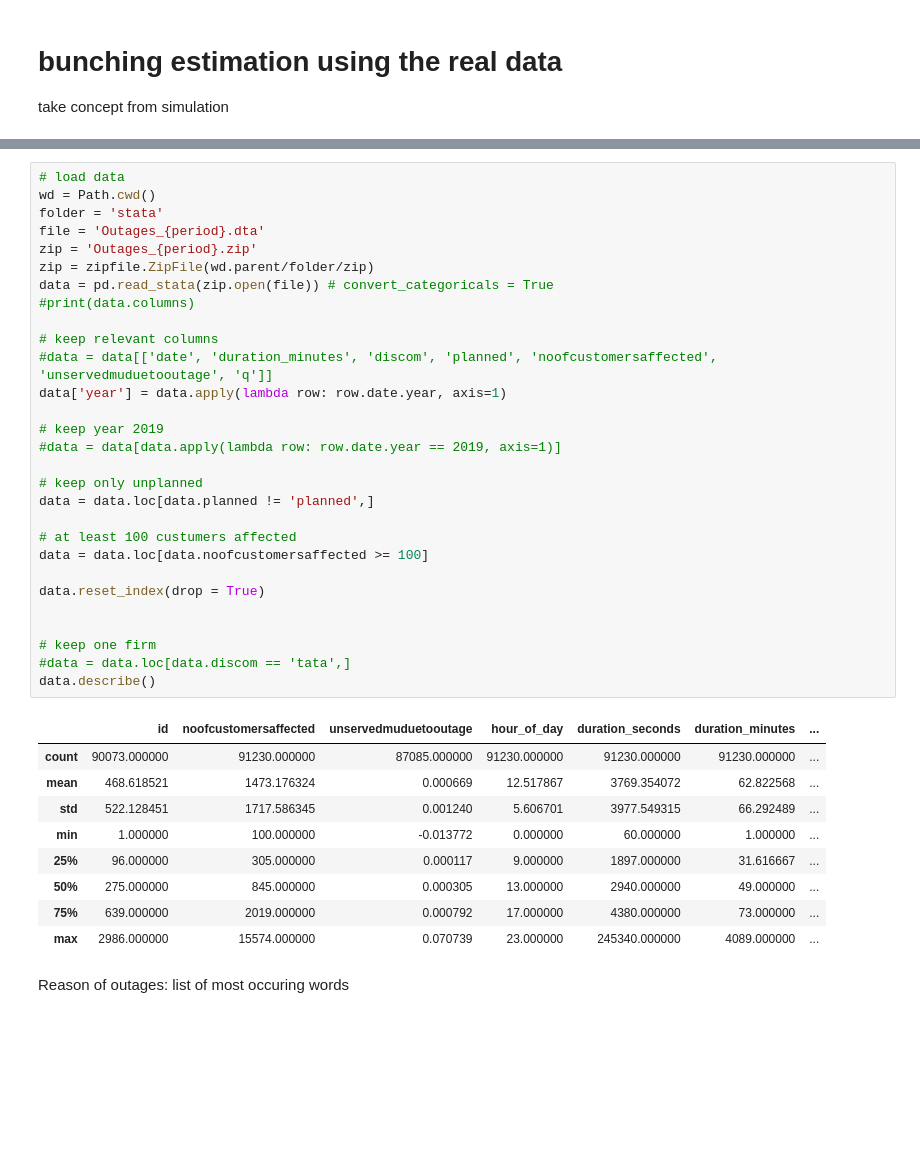
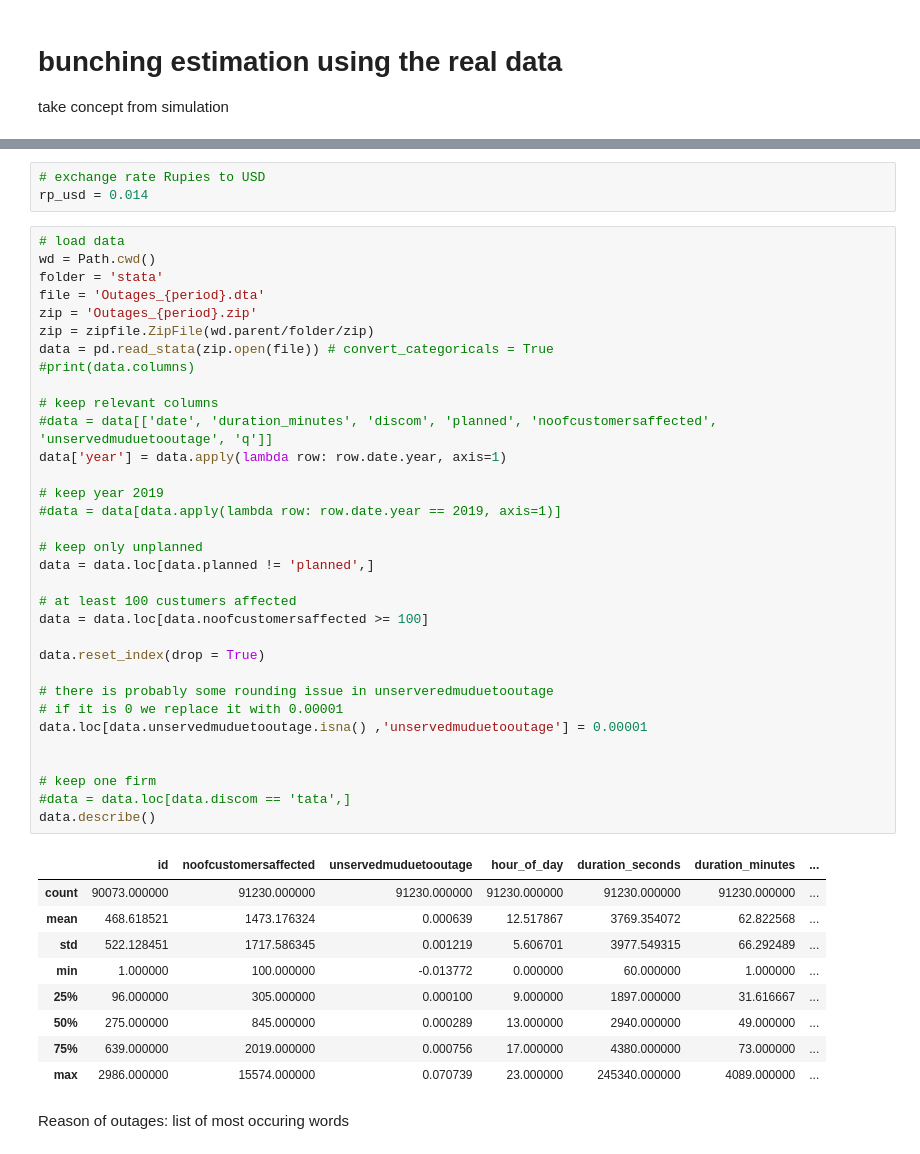
Before and after one commit to paulaleoni/delhi_outages, a Jupyter notebook: src/bunching.ipynb, the cells around one changed output, grey strips where cells are left out. Drawn from its saved outputs; the diff is of its cells as text; blank space fills up the shorter version.

```diff
--- a/src/bunching.ipynb
+++ b/src/bunching.ipynb
@@ -21,43 +22,50 @@ import tools # this imports the file tools.py // must be in the same folder as t
 
 np.random.seed(111)
+# %%
+# exchange rate Rupies to USD
+rp_usd = 0.014
 # %%
 # load data
 wd = Path.cwd()
 folder = 'stata'
 file = 'Outages_{period}.dta'
 zip = 'Outages_{period}.zip'
 zip = zipfile.ZipFile(wd.parent/folder/zip)
 data = pd.read_stata(zip.open(file)) # convert_categoricals = True
 #print(data.columns)
 
 # keep relevant columns
 #data = data[['date', 'duration_minutes', 'discom', 'planned', 'noofcustomersaffected', 'unservedmuduetooutage', 'q']]
 data['year'] = data.apply(lambda row: row.date.year, axis=1)
 
 # keep year 2019
 #data = data[data.apply(lambda row: row.date.year == 2019, axis=1)]
 
 # keep only unplanned
 data = data.loc[data.planned != 'planned',]
 
 # at least 100 custumers affected
 data = data.loc[data.noofcustomersaffected >= 100]
 
 data.reset_index(drop = True)
 
+# there is probably some rounding issue in unserveredmuduetooutage
+# if it is 0 we replace it with 0.00001
+data.loc[data.unservedmuduetooutage.isna() ,'unservedmuduetooutage'] = 0.00001
+
 
 # keep one firm
 #data = data.loc[data.discom == 'tata',]
 data.describe()
 # %% [output]
 |  | id | noofcustomersaffected | unservedmuduetooutage | hour_of_day | duration_seconds | duration_minutes | ... |
-| count | 90073.000000 | 91230.000000 | 87085.000000 | 91230.000000 | 91230.000000 | 91230.000000 | ... |
-| mean | 468.618521 | 1473.176324 | 0.000669 | 12.517867 | 3769.354072 | 62.822568 | ... |
-| std | 522.128451 | 1717.586345 | 0.001240 | 5.606701 | 3977.549315 | 66.292489 | ... |
+| count | 90073.000000 | 91230.000000 | 91230.000000 | 91230.000000 | 91230.000000 | 91230.000000 | ... |
+| mean | 468.618521 | 1473.176324 | 0.000639 | 12.517867 | 3769.354072 | 62.822568 | ... |
+| std | 522.128451 | 1717.586345 | 0.001219 | 5.606701 | 3977.549315 | 66.292489 | ... |
 | min | 1.000000 | 100.000000 | -0.013772 | 0.000000 | 60.000000 | 1.000000 | ... |
-| 25% | 96.000000 | 305.000000 | 0.000117 | 9.000000 | 1897.000000 | 31.616667 | ... |
-| 50% | 275.000000 | 845.000000 | 0.000305 | 13.000000 | 2940.000000 | 49.000000 | ... |
-| 75% | 639.000000 | 2019.000000 | 0.000792 | 17.000000 | 4380.000000 | 73.000000 | ... |
+| 25% | 96.000000 | 305.000000 | 0.000100 | 9.000000 | 1897.000000 | 31.616667 | ... |
+| 50% | 275.000000 | 845.000000 | 0.000289 | 13.000000 | 2940.000000 | 49.000000 | ... |
+| 75% | 639.000000 | 2019.000000 | 0.000756 | 17.000000 | 4380.000000 | 73.000000 | ... |
 | max | 2986.000000 | 15574.000000 | 0.070739 | 23.000000 | 245340.000000 | 4089.000000 | ... |
 # %% [markdown]
 Reason of outages: list of most occuring words
```
Also changed, not shown: parts of 21 cells of this notebook, 1 other file.
